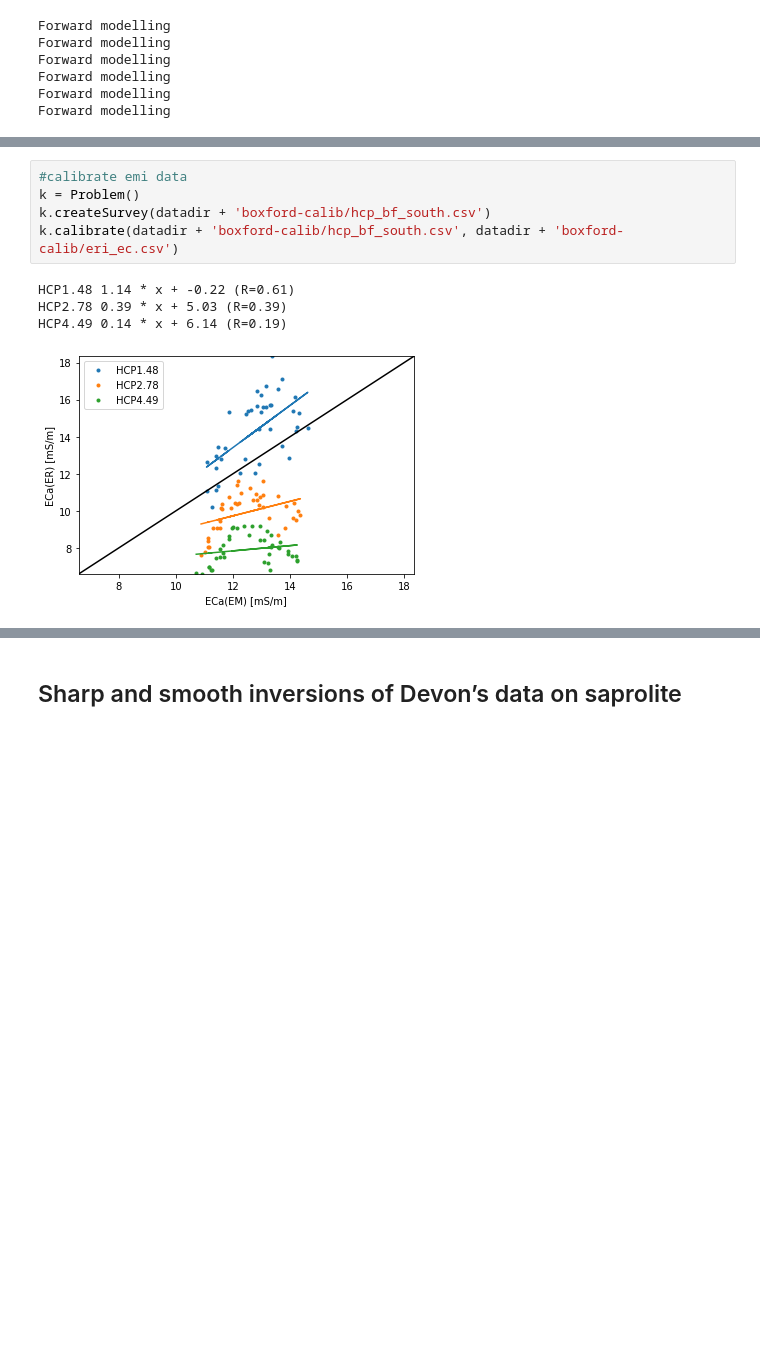
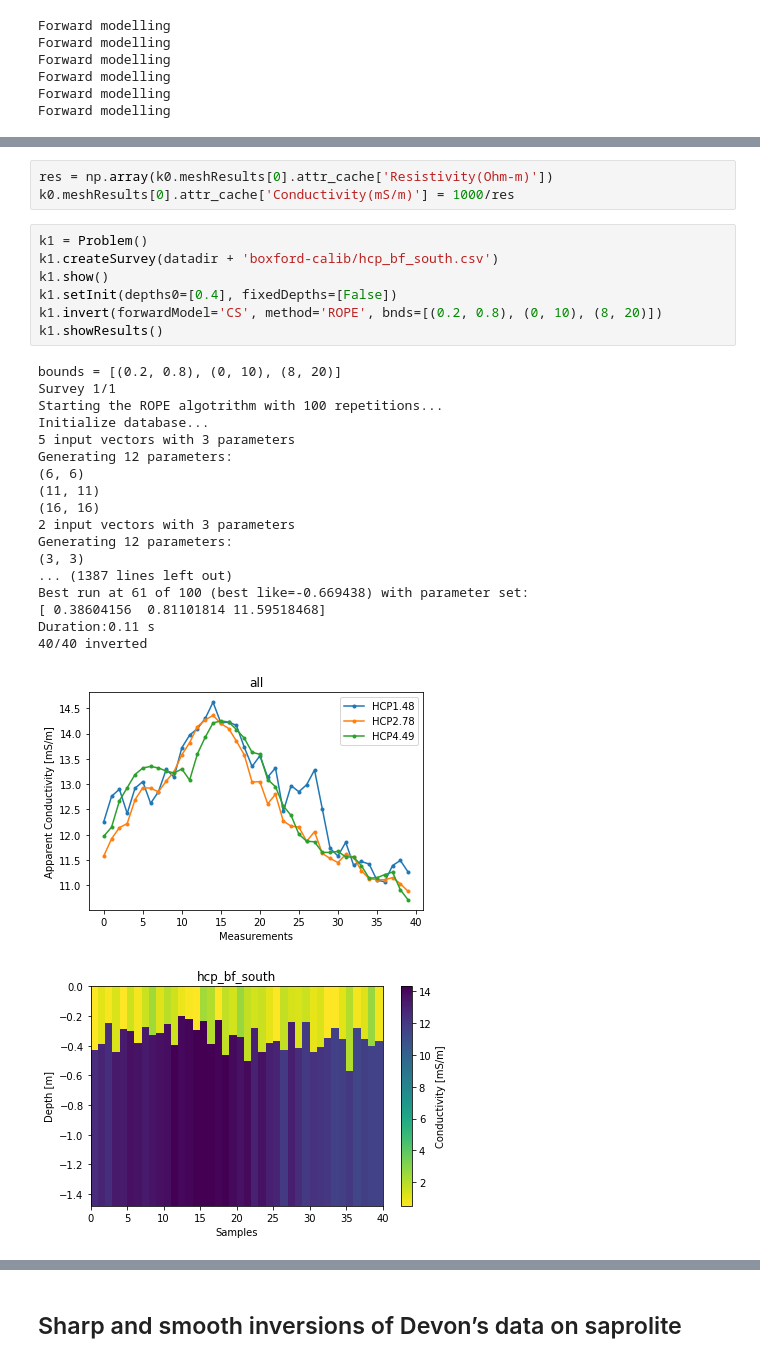
Before and after one commit to hkexgroup/emagpy, a Jupyter notebook: src/em-paper.ipynb, the cells around one changed output, grey strips where cells are left out. Saved outputs shown, nothing was run; the diff lists cells and outputs as text; blank space fills up the shorter version.

```diff
--- a/src/em-paper.ipynb
+++ b/src/em-paper.ipynb
@@ -196,13 +212,33 @@ written mesh.dat file to
 reading  /home/pmclachlan/pyr2/src/resipy/invdir/f001_res.vtk ...done
 Mesh plotted in   0.12 seconds
 [figure]
-# %%
-#calibrate emi data
-k = Problem()
-k.createSurvey(datadir + 'boxford-calib/hcp_bf_south.csv')
-k.calibrate(datadir + 'boxford-calib/hcp_bf_south.csv', datadir + 'boxford-calib/eri_ec.csv')
-# %% [output]
-HCP1.48 1.14 * x + -0.22 (R=0.61)
-HCP2.78 0.39 * x + 5.03 (R=0.39)
-HCP4.49 0.14 * x + 6.14 (R=0.19)
-[figure, removed]
+# %%
+res = np.array(k0.meshResults[0].attr_cache['Resistivity(Ohm-m)'])
+k0.meshResults[0].attr_cache['Conductivity(mS/m)'] = 1000/res
+# %%
+k1 = Problem()
+k1.createSurvey(datadir + 'boxford-calib/hcp_bf_south.csv')
+k1.show()
+k1.setInit(depths0=[0.4], fixedDepths=[False])
+k1.invert(forwardModel='CS', method='ROPE', bnds=[(0.2, 0.8), (0, 10), (8, 20)])
+k1.showResults()
+# %% [output]
+bounds = [(0.2, 0.8), (0, 10), (8, 20)]
+Survey 1/1
+Starting the ROPE algotrithm with 100 repetitions...
+Initialize database...
+5 input vectors with 3 parameters
+Generating 12 parameters:
+(6, 6)
+(11, 11)
+(16, 16)
+2 input vectors with 3 parameters
+Generating 12 parameters:
+(3, 3)
+... (1387 lines left out)
+Best run at 61 of 100 (best like=-0.669438) with parameter set:
+[ 0.38604156  0.81101814 11.59518468]
+Duration:0.11 s
+40/40 inverted
+[figure, added]
+[figure, added]
```
Also changed, not shown: parts of 8 cells of this notebook.
